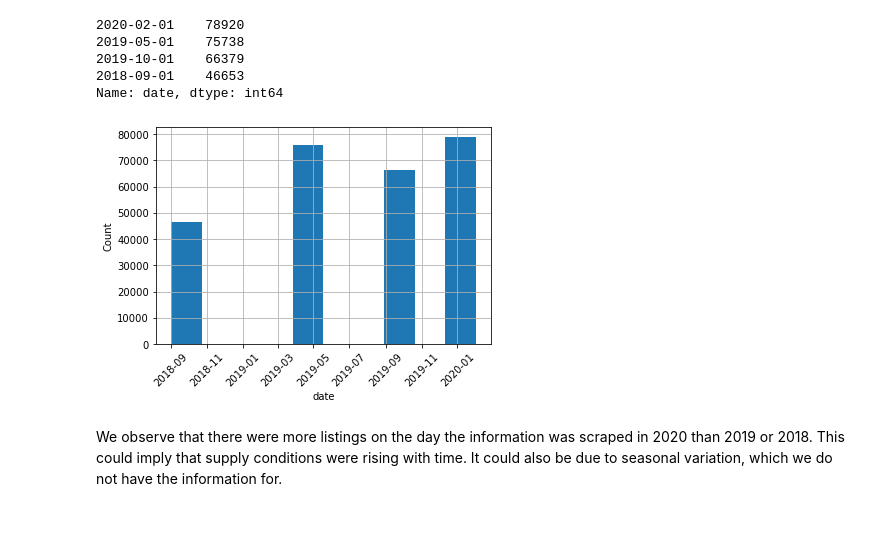
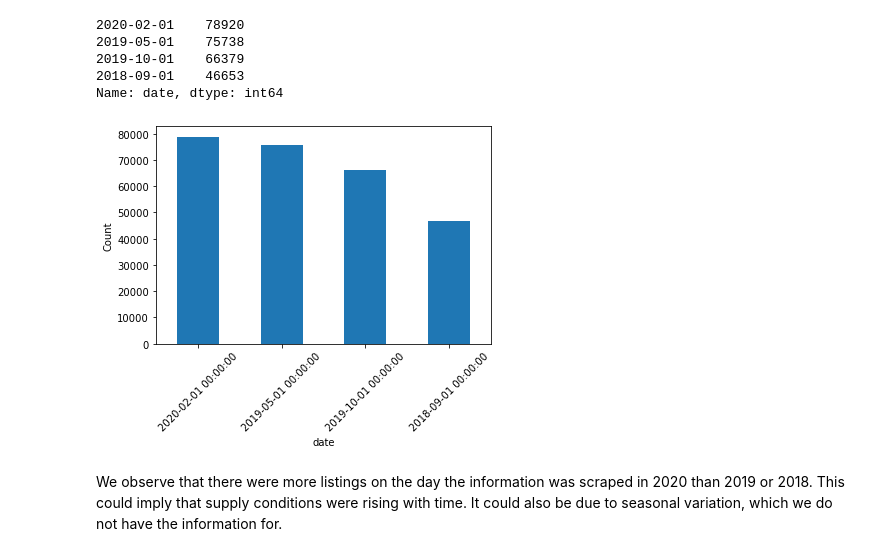
Before and after one commit to femi-lujo/germany_rental_apartments, a Jupyter notebook: notebooks/A_data_wrangling_final.ipynb, the cells around one changed output. Saved outputs shown, nothing was run; the diff lists cells and outputs as text; code cells hidden in the pictures; blank space fills up the shorter version.

```diff
--- a/notebooks/A_data_wrangling_final.ipynb
+++ b/notebooks/A_data_wrangling_final.ipynb
@@ -1768,12 +1768,12 @@ rentals.date.value_counts()
 Name: date, dtype: int64
 # %%
 #Plot distribution
-rentals.date.hist()
+rentals.date.value_counts().plot.bar()
 plt.xlabel('date')
 plt.xticks(rotation = 45)
 plt.ylabel('Count');
 # %% [output]
-[figure, old version]
+[figure, new version]
 # %% [markdown]
 We observe that there were more listings on the day the information was scraped in 2020 than 2019 or 2018. This could imply that supply conditions were rising with time. It could also be due to seasonal variation, which we do not have the information for.
 # %% [markdown]
```
Also changed, not shown: parts of 7 cells of this notebook, 4 other files.
